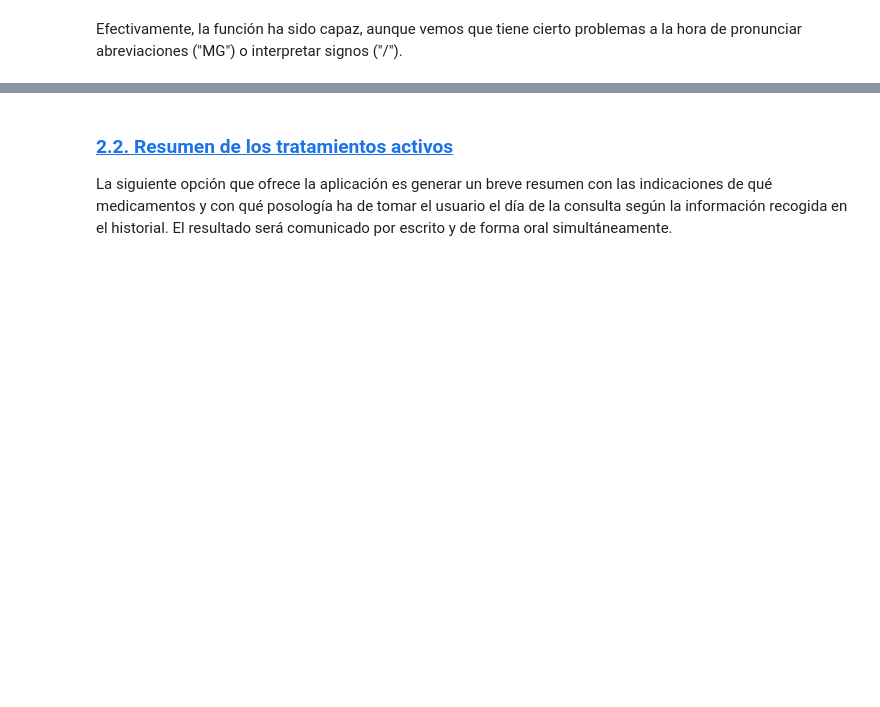
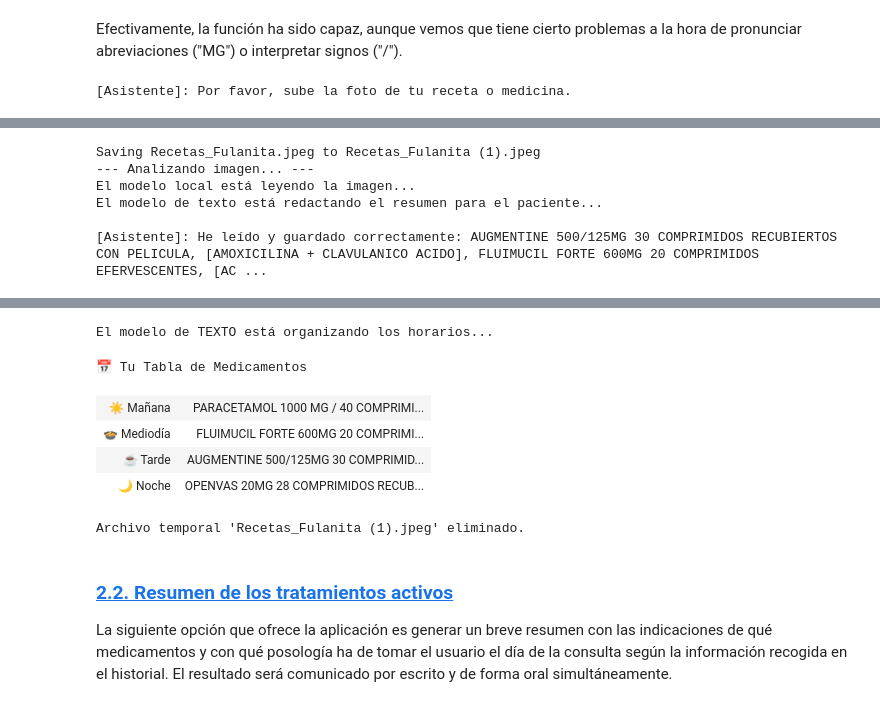
Before and after one commit to ablasve/Mini-Proyecto-Asistente-Multimodal-de-Salud, a Jupyter notebook: FaseB_Qwen2VL.ipynb, the cells around one changed output, grey strips where cells are left out. Saved outputs shown, nothing was run; the diff lists cells and outputs as text; code cells hidden in the pictures; blank space fills up the shorter version.

```diff
--- a/FaseB_Qwen2VL.ipynb
+++ b/FaseB_Qwen2VL.ipynb
@@ -648,0 +791,10 @@ Efectivamente, la función ha sido capaz, aunque vemos que tiene cierto problema
+# %%
+# borramos memoria
+memoria = cargar_memoria()
+memoria = {"nombre": None, "medicinas": [], "ultimas_adiciones": []}
+guardar_memoria(memoria)
+
+# introducimos todos los medicamentos con la 1a opción
+await ejecutar_opcion_1(memoria)
+# %% [output]
+[Asistente]: Por favor, sube la foto de tu receta o medicina.
@@ -648,0 +803,6 @@ Efectivamente, la función ha sido capaz, aunque vemos que tiene cierto problema
+Saving Recetas_Fulanita.jpeg to Recetas_Fulanita (1).jpeg
+--- Analizando imagen... ---
+El modelo local está leyendo la imagen...
+El modelo de texto está redactando el resumen para el paciente...
+
+[Asistente]: He leído y guardado correctamente: AUGMENTINE 500/125MG 30 COMPRIMIDOS RECUBIERTOS CON PELICULA, [AMOXICILINA + CLAVULANICO ACIDO], FLUIMUCIL FORTE 600MG 20 COMPRIMIDOS EFERVESCENTES, [AC ...
@@ -649,3 +810,10 @@ Efectivamente, la función ha sido capaz, aunque vemos que tiene cierto problema
+El modelo de TEXTO está organizando los horarios...
+📅 Tu Tabla de Medicamentos
+| ☀️ Mañana | PARACETAMOL 1000 MG / 40 COMPRIMI... |
+| 🍲 Mediodía | FLUIMUCIL FORTE 600MG 20 COMPRIMI... |
+| ☕ Tarde | AUGMENTINE 500/125MG 30 COMPRIMID... |
+| 🌙 Noche | OPENVAS 20MG 28 COMPRIMIDOS RECUB... |
+Archivo temporal 'Recetas_Fulanita (1).jpeg' eliminado.
 # %% [markdown]
 ### <a id='toc3_3'></a>[2.2. Resumen de los tratamientos activos](#toc0_)
 
```
Also changed, not shown: parts of 3 cells of this notebook.
